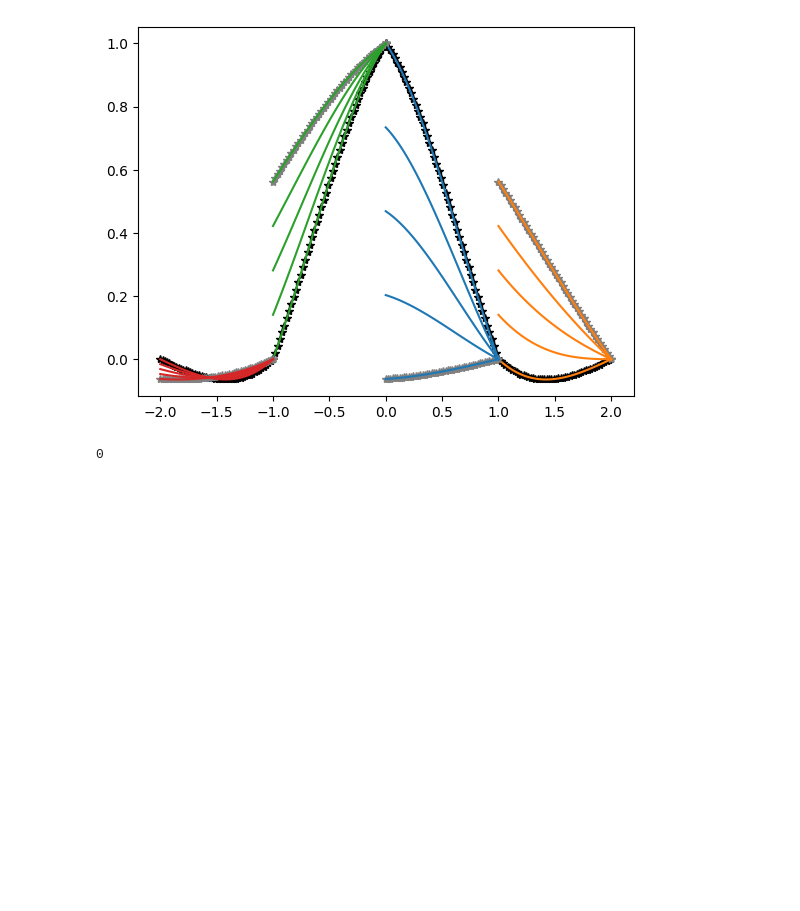
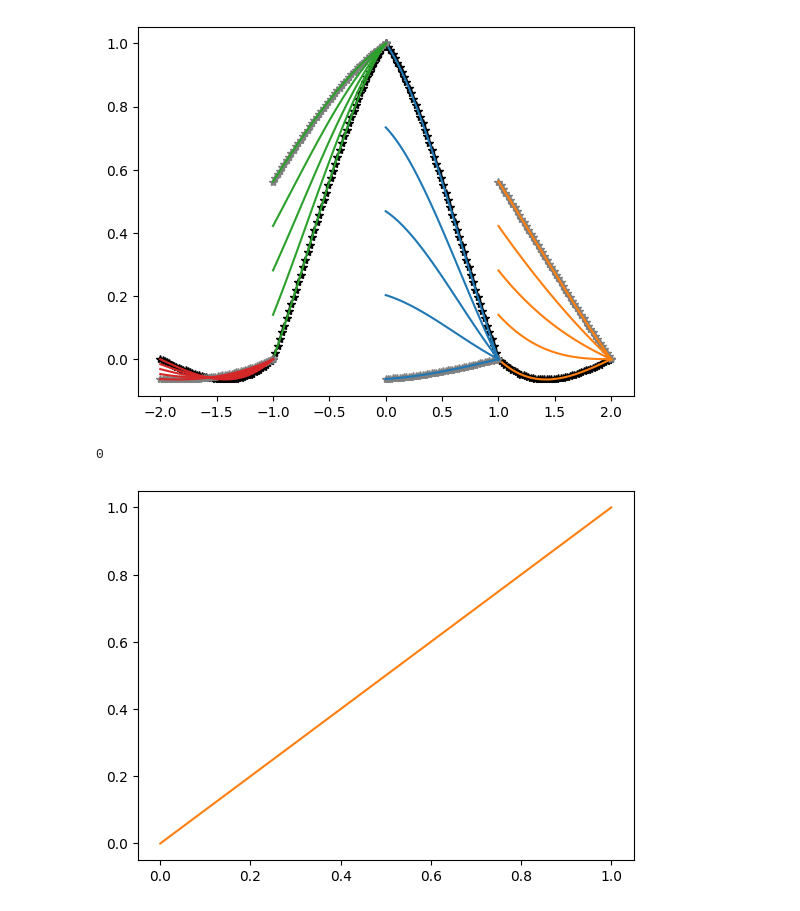
Before and after one commit to brynbarker/Galerkin-Differencing, a Jupyter notebook: 2d-AMR.ipynb, the cells around one changed output. Saved outputs shown, nothing was run; the diff lists cells and outputs as text; code cells hidden in the pictures; blank space fills up the shorter version.

```diff
--- a/2d-AMR.ipynb
+++ b/2d-AMR.ipynb
@@ -508,0 +531,6 @@ int(-.5)
+# %%
+# plt.annotate('',[0,0],xytext=[1,1],arrowprops=dict(arrowstyle='->',connectionstyle='arc'))
+plt.plot([0,1],[0,1],'C51')
+plt.show()
+# %% [output]
+[figure, added]
```
Also changed, not shown: parts of 13 cells of this notebook, 2 other files.
